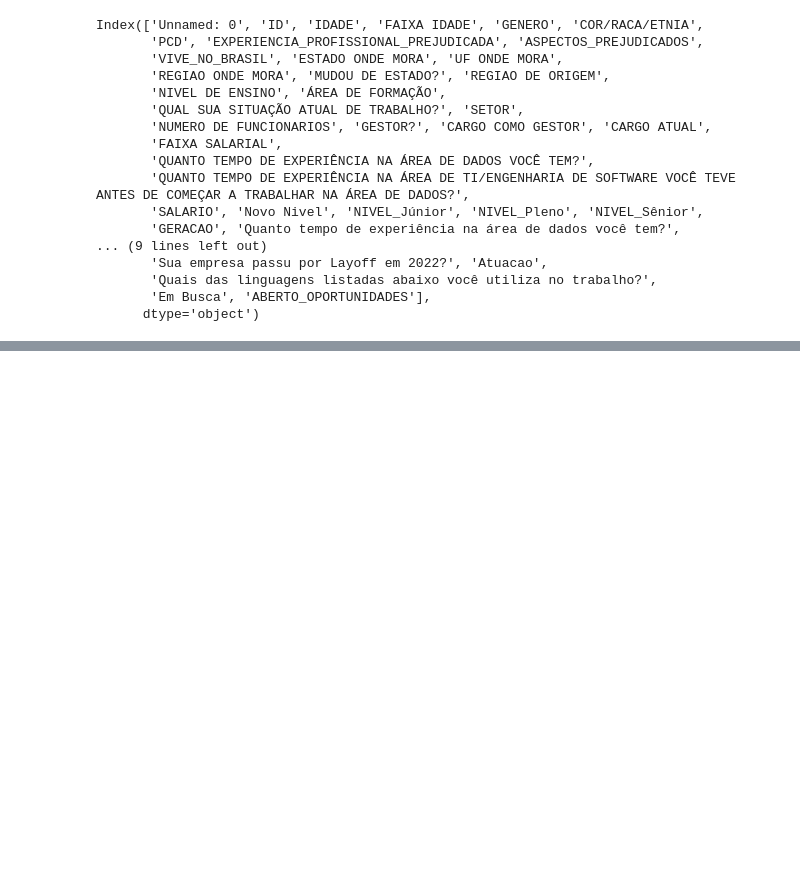
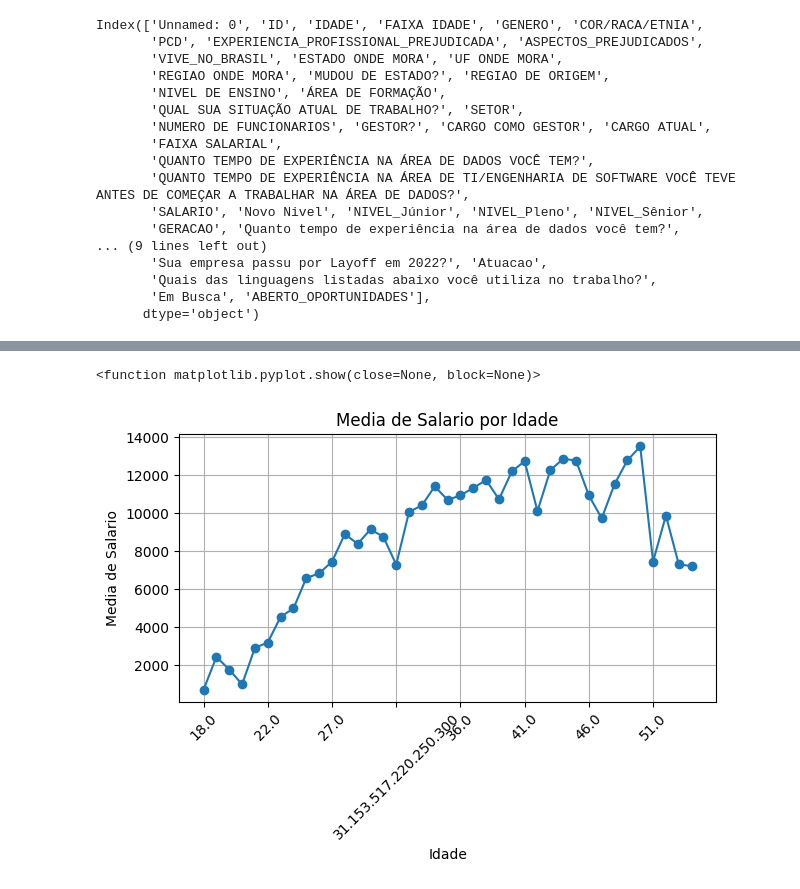
Before and after one commit to alinelima1909/Atividade-notas-dos-alunos_desafio1_python-colab, a Jupyter notebook: Dadosprogramaria13.ipynb, the cells around one changed output, grey strips where cells are left out. Saved outputs shown, nothing was run; the diff lists cells and outputs as text; code cells hidden in the pictures; blank space fills up the shorter version.

```diff
--- a/Dadosprogramaria13.ipynb
+++ b/Dadosprogramaria13.ipynb
@@ -180,0 +251,3 @@ lista_estados = list(dados['UF ONDE MORA'].unique())
+# %%
+dados['SALARIO'] = pd.to_numeric(dados['SALARIO'], errors='coerce').fillna(0)
+salario_por_idade = dados.groupby('IDADE')['SALARIO'].mean()
@@ -180,0 +276,13 @@ lista_estados = list(dados['UF ONDE MORA'].unique())
+# %%
+plt.figure()
+plt.plot(salario_por_idade.index, salario_por_idade.values, marker='o', linestyle='-')
+plt.title('Media de Salario por Idade')
+plt.xlabel('Idade')
+plt.ylabel('Media de Salario')
+plt.xticks( salario_por_idade.index[::5], rotation= 45)
+plt.grid(True)
+plt.tight_layout()
+plt.show
+# %% [output]
+<function matplotlib.pyplot.show(close=None, block=None)>
+[figure, added]
```
Also changed, not shown: parts of 18 cells of this notebook.
